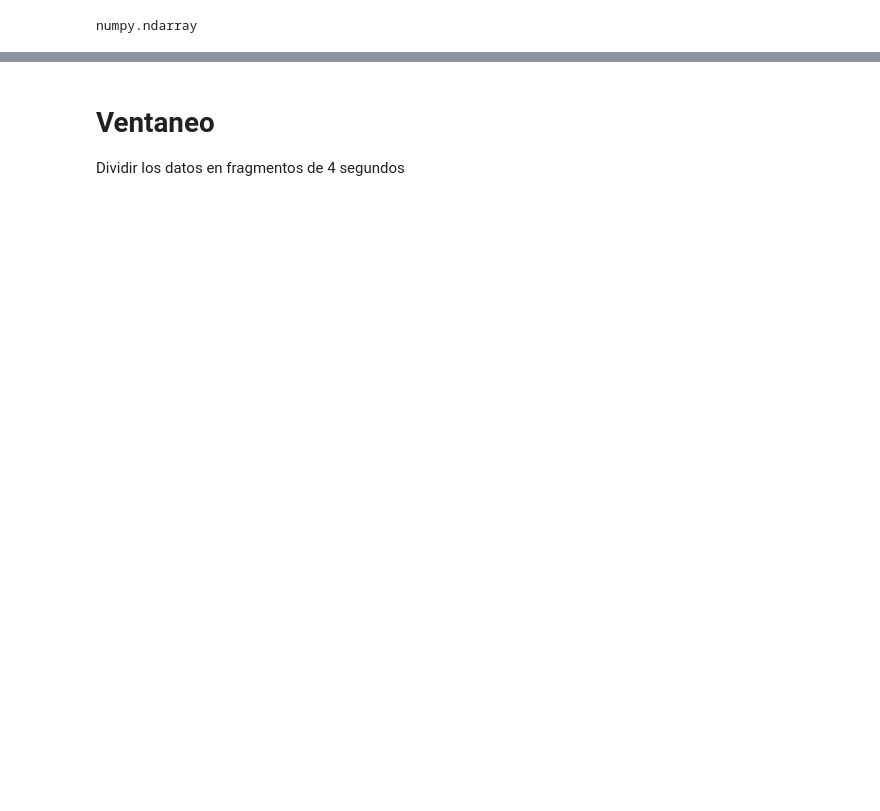
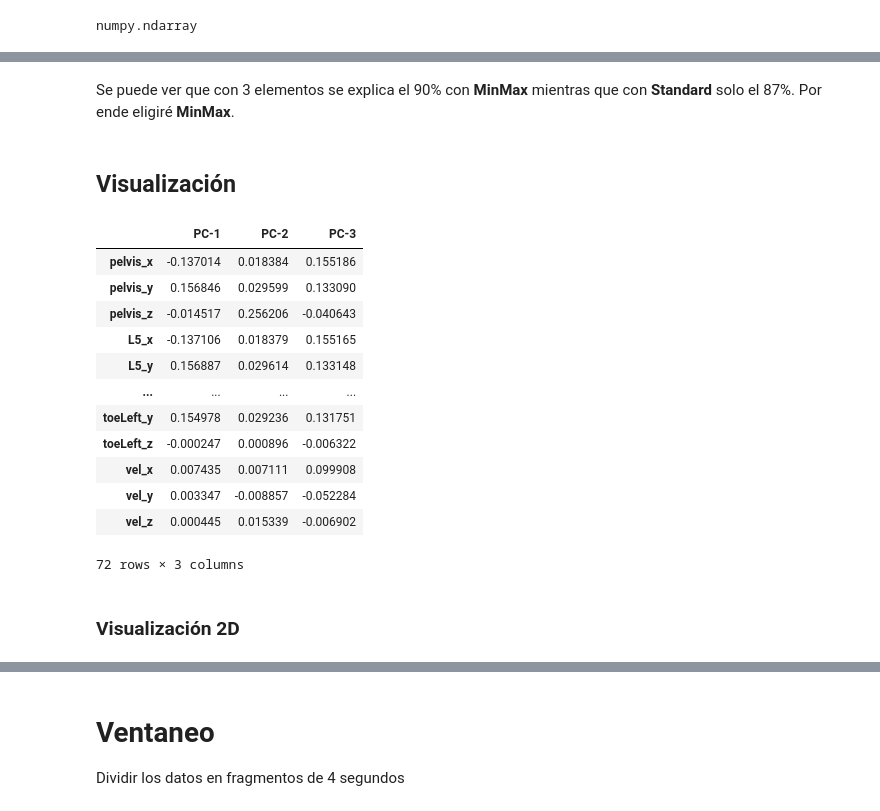
Before and after one commit to loleandote22/PruebasAprendizaje, a Jupyter notebook: PruebaProgreso2/Ejercicio.ipynb, the cells around one changed output, grey strips where cells are left out. Saved outputs shown, nothing was run; the diff lists cells and outputs as text; code cells hidden in the pictures; blank space fills up the shorter version.

```diff
--- a/PruebaProgreso2/Ejercicio.ipynb
+++ b/PruebaProgreso2/Ejercicio.ipynb
@@ -122,3 +73,11 @@ df_normalizado = df_stnd
 type(df_minmax)
 # %% [output]
 numpy.ndarray
+# %%
+pca_minmax = PCA ()
+pca_stnd = PCA ()
+
+X_pca_minmax = pca_minmax.fit_transform(df_minmax)
+X_pca_stnd = pca_stnd.fit_transform(df_stnd)
+print(f'Minmax -> {pca_minmax.explained_variance_ratio_}')
+print(f'Standard -> {pca_stnd.explained_variance_ratio_}')
@@ -124,0 +120,29 @@ numpy.ndarray
+# %% [markdown]
+Se puede ver que con 3 elementos se explica el 90% con **MinMax** mientras que con **Standard** solo el 87%.
+Por ende eligiré **MinMax**.
+# %%
+pca = pca_minmax
+X_pca = X_pca_minmax
+exp_var_cumul = exp_var_cumul_minmax
+# %% [markdown]
+## Visualización
+# %%
+pca_coeffs = pd.DataFrame(np.matrix.transpose(pca.components_[:3]),
+                      columns=['PC-1', 'PC-2', 'PC-3'], index=s_05_03.columns)
+pca_coeffs
+# %% [output]
+|  | PC-1 | PC-2 | PC-3 |
+| pelvis_x | -0.137014 | 0.018384 | 0.155186 |
+| pelvis_y | 0.156846 | 0.029599 | 0.133090 |
+| pelvis_z | -0.014517 | 0.256206 | -0.040643 |
+| L5_x | -0.137106 | 0.018379 | 0.155165 |
+| L5_y | 0.156887 | 0.029614 | 0.133148 |
+| ... | ... | ... | ... |
+| toeLeft_y | 0.154978 | 0.029236 | 0.131751 |
+| toeLeft_z | -0.000247 | 0.000896 | -0.006322 |
+| vel_x | 0.007435 | 0.007111 | 0.099908 |
+| vel_y | 0.003347 | -0.008857 | -0.052284 |
+| vel_z | 0.000445 | 0.015339 | -0.006902 |
+72 rows × 3 columns
+# %% [markdown]
+### Visualización 2D
```
Also changed, not shown: parts of 43 cells of this notebook.
